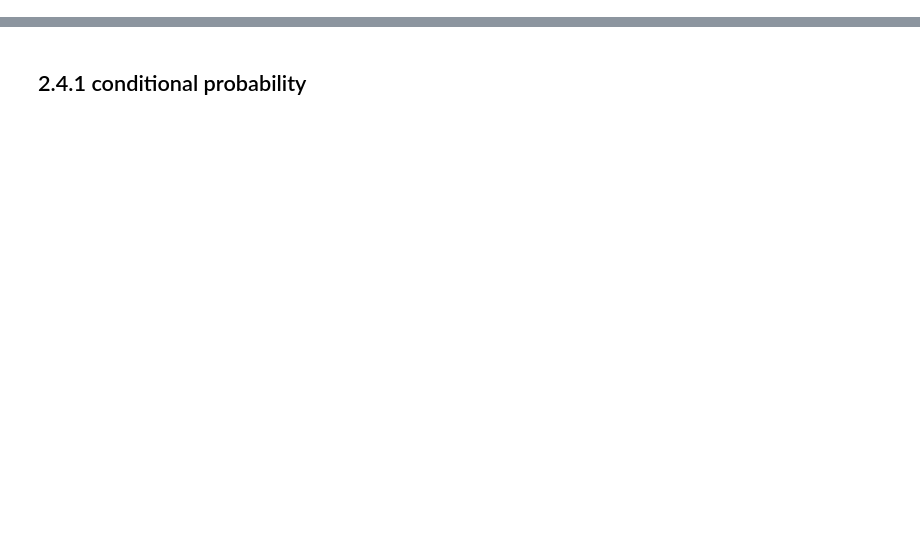
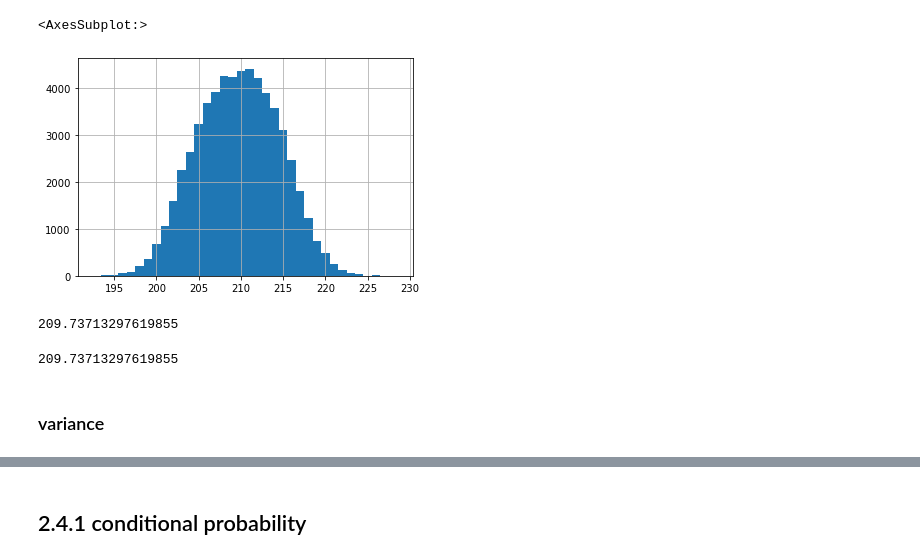
Before and after one commit to MasahiroOgawa/LNPR_BOOK_CODES, a Jupyter notebook: 2_base_of_probability/2.4_complicated_distribution.ipynb, the cells around one changed output, grey strips where cells are left out. Saved outputs shown, nothing was run; the diff lists cells and outputs as text; code cells hidden in the pictures; blank space fills up the shorter version.

```diff
--- a/2_base_of_probability/2.4_complicated_distribution.ipynb
+++ b/2_base_of_probability/2.4_complicated_distribution.ipynb
@@ -0,0 +37,18 @@
+# %%
+z_lid = data["lidar"]
+z_lid .hist(bins = max(z_lid ) - min(z_lid ), align="left")
+# %% [output]
+<AxesSubplot:>
+[figure, added]
+# %%
+mean1 = sum(z_lid )/len(z_lid )
+print(mean1)
+# %% [output]
+209.73713297619855
+# %%
+mean2 = z_lid.mean()
+print(mean2)
+# %% [output]
+209.73713297619855
+# %% [markdown]
+### variance
```
Also changed, not shown: parts of 72 cells of this notebook.
